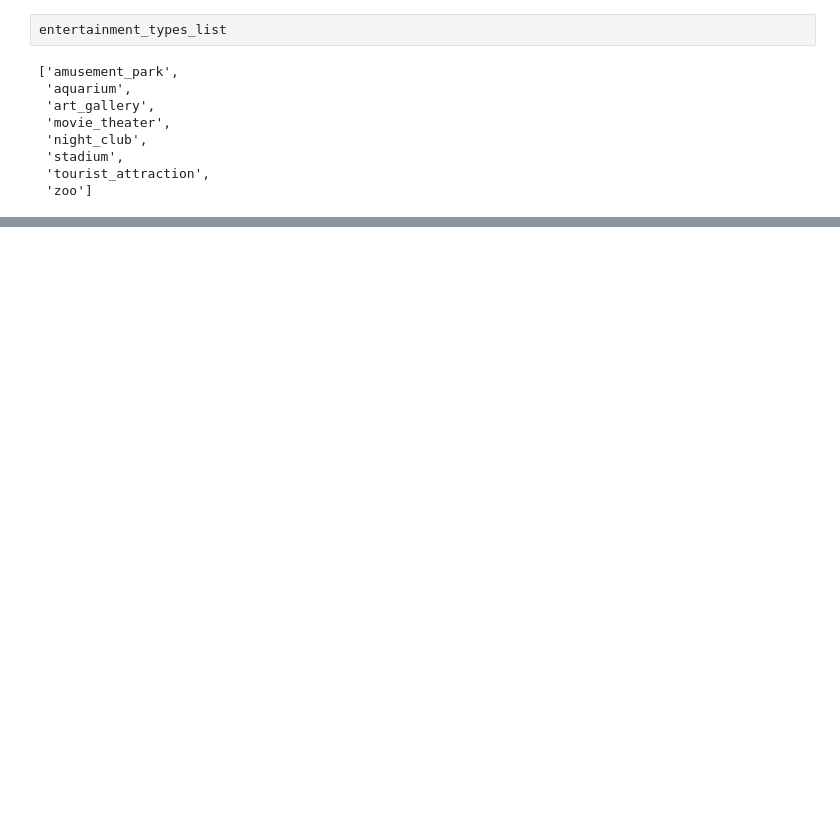
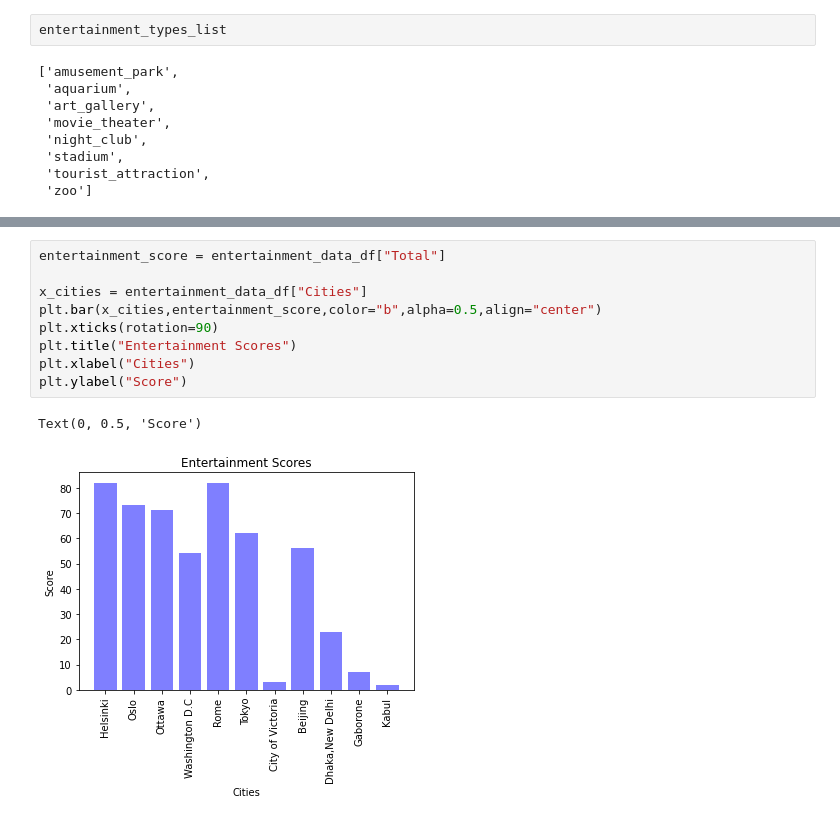
Before and after one commit to jamalabdi100/project1-1, a Jupyter notebook: entertainment_locations.ipynb, the cells around one changed output, grey strips where cells are left out. Cells and saved outputs as stored; diff of their text form; blank space fills up the shorter version.

```diff
--- a/entertainment_locations.ipynb
+++ b/entertainment_locations.ipynb
@@ -234 +222,13 @@ entertainment_data_df
 | 10 | Kabul | 0 | 1 | 1 | 0 | 0 | 0 | ... |
+# %%
+entertainment_score = entertainment_data_df["Total"]
+
+x_cities = entertainment_data_df["Cities"]
+plt.bar(x_cities,entertainment_score,color="b",alpha=0.5,align="center")
+plt.xticks(rotation=90)
+plt.title("Entertainment Scores")
+plt.xlabel("Cities")
+plt.ylabel("Score")
+# %% [output]
+Text(0, 0.5, 'Score')
+[figure, added]
```
Also changed, not shown: parts of 14 cells of this notebook, 1 other file.
